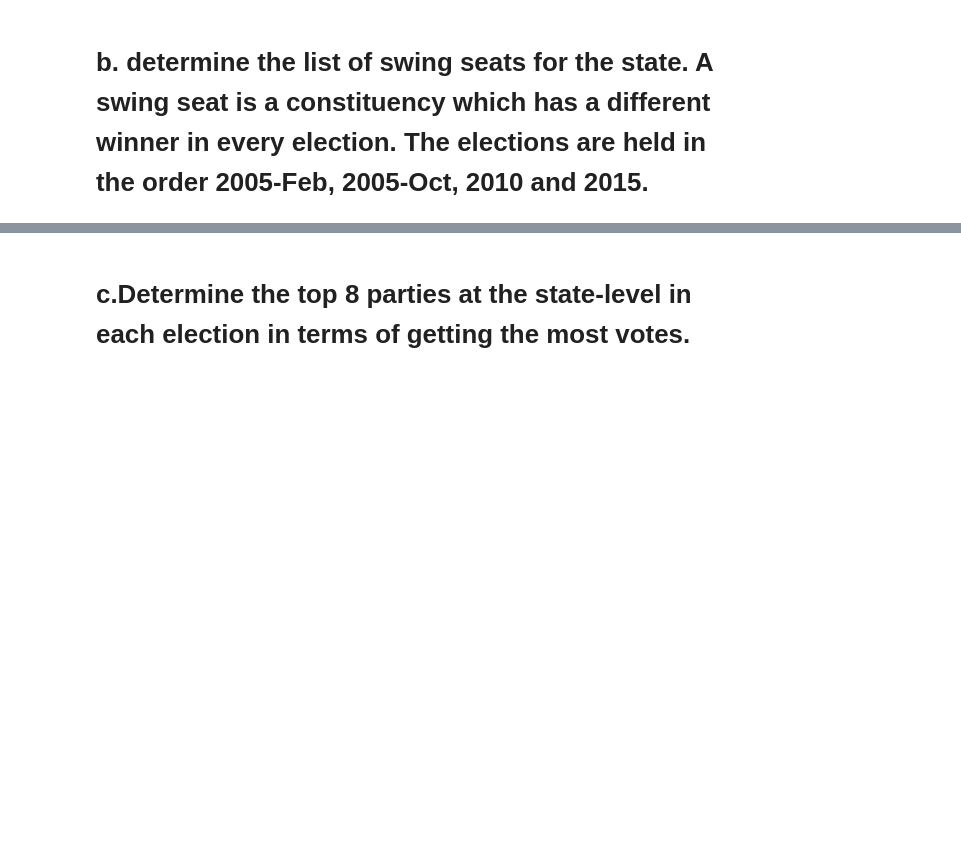
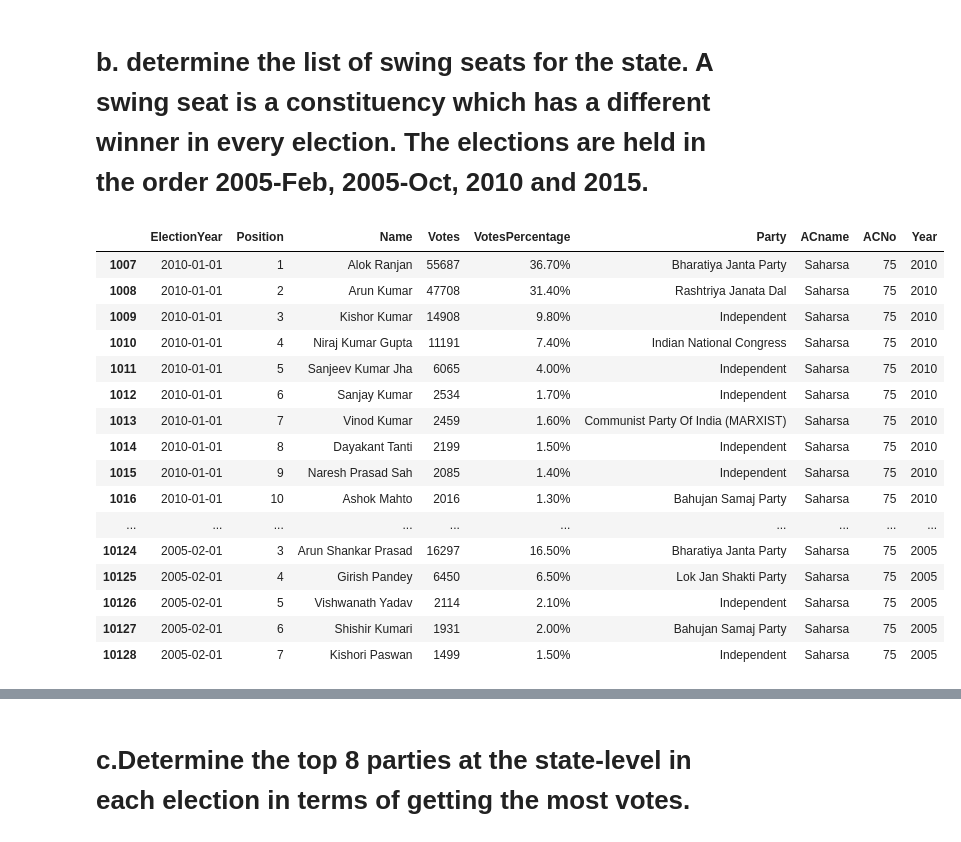
Before and after one commit to NehaSingh1203/BAOProjects, a Jupyter notebook: BiharResults_DataAnalytics.ipynb, the cells around one changed output, grey strips where cells are left out. Drawn from its saved outputs; the diff is of its cells as text; code cells hidden in the pictures; blank space fills up the shorter version.

```diff
--- a/BiharResults_DataAnalytics.ipynb
+++ b/BiharResults_DataAnalytics.ipynb
@@ -126,0 +130,20 @@ Electiondata.head(5)
+# %%
+df[df['ACname']=='Saharsa']
+# %% [output]
+|  | ElectionYear | Position | Name | Votes | VotesPercentage | Party | ACname | ACNo | Year |
+| 1007 | 2010-01-01 | 1 | Alok Ranjan | 55687 | 36.70% | Bharatiya Janta Party | Saharsa | 75 | 2010 |
+| 1008 | 2010-01-01 | 2 | Arun Kumar | 47708 | 31.40% | Rashtriya Janata Dal | Saharsa | 75 | 2010 |
+| 1009 | 2010-01-01 | 3 | Kishor Kumar | 14908 | 9.80% | Independent | Saharsa | 75 | 2010 |
+| 1010 | 2010-01-01 | 4 | Niraj Kumar Gupta | 11191 | 7.40% | Indian National Congress | Saharsa | 75 | 2010 |
+| 1011 | 2010-01-01 | 5 | Sanjeev Kumar Jha | 6065 | 4.00% | Independent | Saharsa | 75 | 2010 |
+| 1012 | 2010-01-01 | 6 | Sanjay Kumar | 2534 | 1.70% | Independent | Saharsa | 75 | 2010 |
+| 1013 | 2010-01-01 | 7 | Vinod Kumar | 2459 | 1.60% | Communist Party Of India (MARXIST) | Saharsa | 75 | 2010 |
+| 1014 | 2010-01-01 | 8 | Dayakant Tanti | 2199 | 1.50% | Independent | Saharsa | 75 | 2010 |
+| 1015 | 2010-01-01 | 9 | Naresh Prasad Sah | 2085 | 1.40% | Independent | Saharsa | 75 | 2010 |
+| 1016 | 2010-01-01 | 10 | Ashok Mahto | 2016 | 1.30% | Bahujan Samaj Party | Saharsa | 75 | 2010 |
+| ... | ... | ... | ... | ... | ... | ... | ... | ... | ... |
+| 10124 | 2005-02-01 | 3 | Arun Shankar Prasad | 16297 | 16.50% | Bharatiya Janta Party | Saharsa | 75 | 2005 |
+| 10125 | 2005-02-01 | 4 | Girish Pandey | 6450 | 6.50% | Lok Jan Shakti Party | Saharsa | 75 | 2005 |
+| 10126 | 2005-02-01 | 5 | Vishwanath Yadav | 2114 | 2.10% | Independent | Saharsa | 75 | 2005 |
+| 10127 | 2005-02-01 | 6 | Shishir Kumari | 1931 | 2.00% | Bahujan Samaj Party | Saharsa | 75 | 2005 |
+| 10128 | 2005-02-01 | 7 | Kishori Paswan | 1499 | 1.50% | Independent | Saharsa | 75 | 2005 |
```
Also changed, not shown: parts of 25 cells of this notebook.
